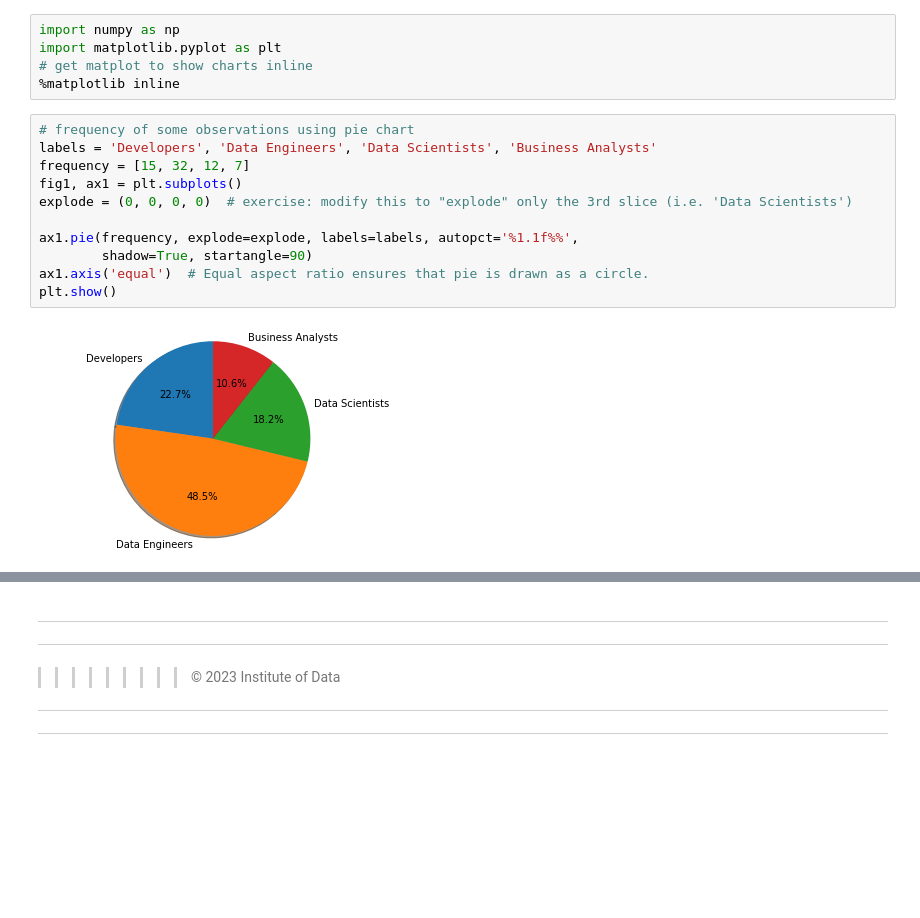
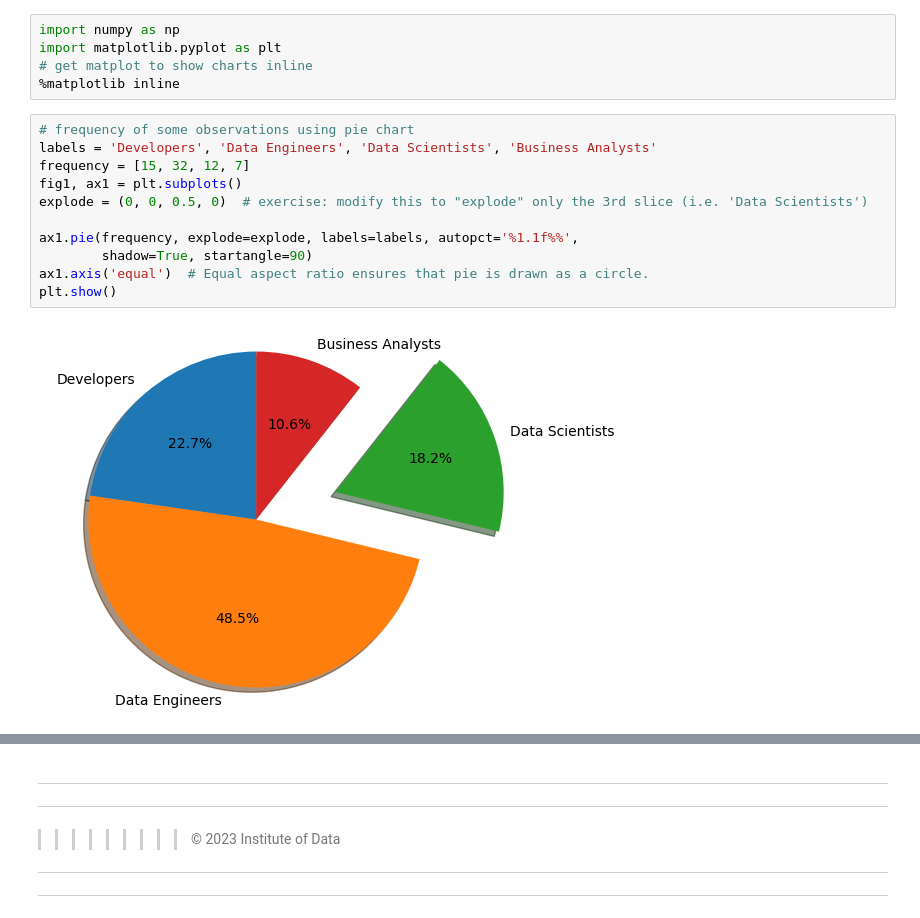
Before and after one commit to VeraLyu2022/iod, a Jupyter notebook: Module 1/Labs 1/IOD_Lab-1.1.3 Statistics - part 1.ipynb, the cells around one changed output, grey strips where cells are left out. Cells and saved outputs as stored; diff of their text form; blank space fills up the shorter version.

```diff
--- a/Module 1/Labs 1/IOD_Lab-1.1.3 Statistics - part 1.ipynb
+++ b/Module 1/Labs 1/IOD_Lab-1.1.3 Statistics - part 1.ipynb
@@ -12,16 +12,16 @@ import matplotlib.pyplot as plt
 # %%
 # frequency of some observations using pie chart
 labels = 'Developers', 'Data Engineers', 'Data Scientists', 'Business Analysts'
 frequency = [15, 32, 12, 7]
 fig1, ax1 = plt.subplots()
-explode = (0, 0, 0, 0)  # exercise: modify this to "explode" only the 3rd slice (i.e. 'Data Scientists')
+explode = (0, 0, 0.5, 0)  # exercise: modify this to "explode" only the 3rd slice (i.e. 'Data Scientists')
 
 ax1.pie(frequency, explode=explode, labels=labels, autopct='%1.1f%%',
         shadow=True, startangle=90)
 ax1.axis('equal')  # Equal aspect ratio ensures that pie is drawn as a circle.
 plt.show()
 # %% [output]
-[figure, old version]
+[figure, new version]
 # %%
 # plot frequency of some observations using bar chart
 objects = ('Python', 'C++', 'Java', 'Perl', 'Scala', 'Lisp')
```
Also changed, not shown: parts of 1 cell of this notebook.
